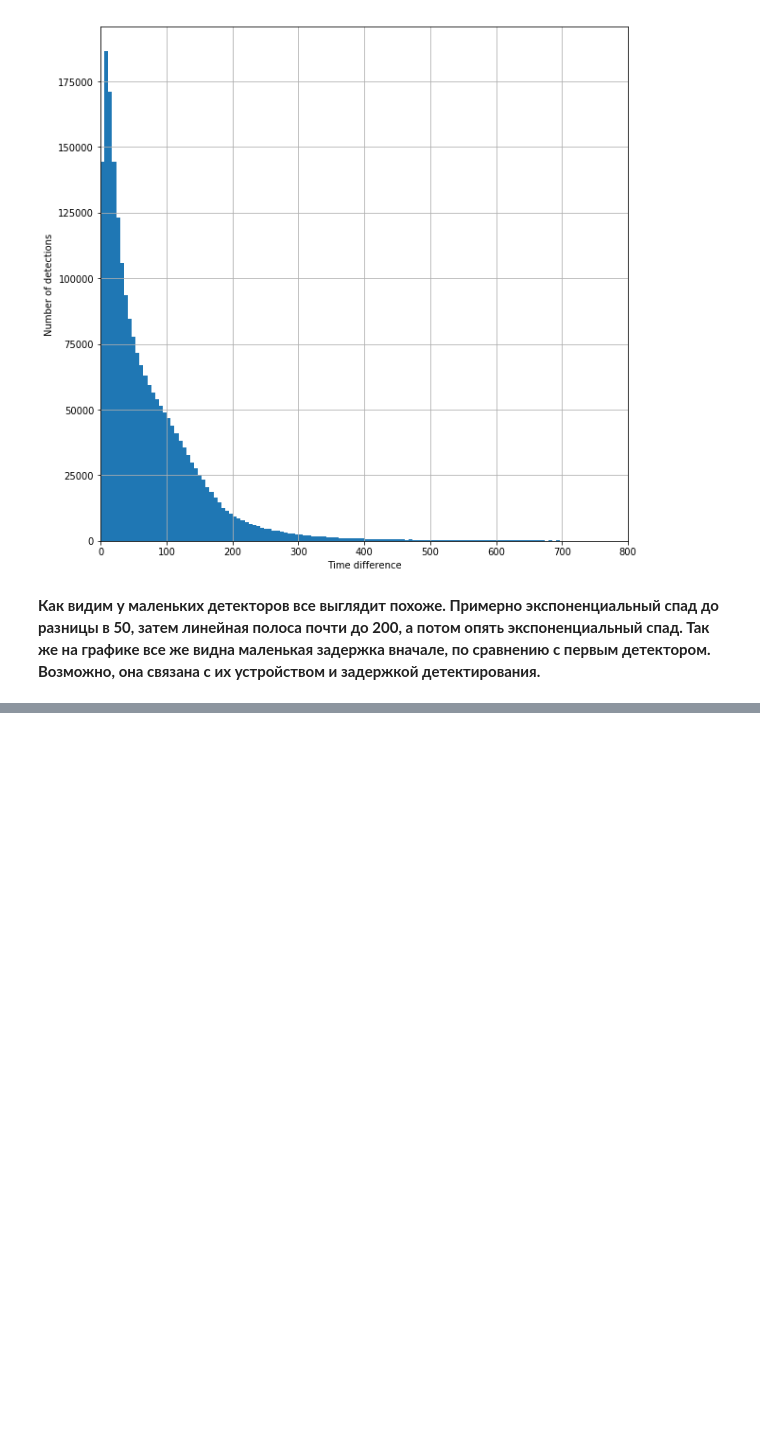
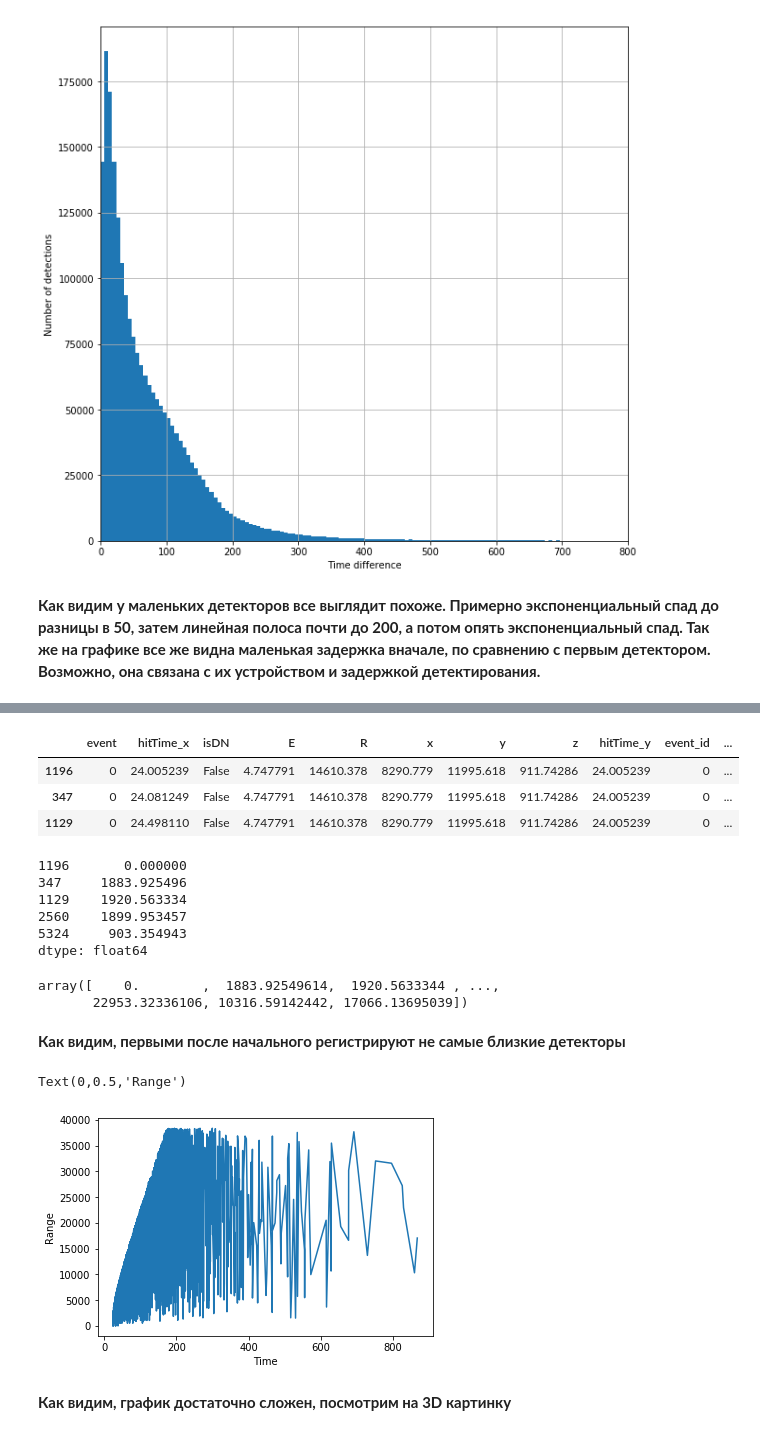
Before and after one commit to VProv/JUNO, a Jupyter notebook: notebooks/EDA.ipynb, the cells around one changed output, grey strips where cells are left out. Cells and saved outputs as stored; diff of their text form; code cells hidden in the pictures; blank space fills up the shorter version.

Commit message:
Add range from time

```diff
--- a/notebooks/EDA.ipynb
+++ b/notebooks/EDA.ipynb
@@ -191,0 +201,2 @@ Wall time: 208 ms
+# %%
+sample_event = lpmt_energy[lpmt_energy['event']==0]
@@ -191,0 +214,4 @@ Wall time: 208 ms
+# %%
+sample_merged = sample_event.merge(lpmt_pos, left_on='pmtID', right_on='pmt_id')
+# %%
+sample_merged.drop('pmtID',axis=1,inplace=True)
@@ -191,0 +225,9 @@ Wall time: 208 ms
+# %%
+sample_merged = sample_merged.sort_values('hitTime_x')
+# %%
+sample_merged[:3]
+# %% [output]
+|  | event | hitTime_x | isDN | E | R | x | y | z | hitTime_y | event_id | ... |
+| 1196 | 0 | 24.005239 | False | 4.747791 | 14610.378 | 8290.779 | 11995.618 | 911.74286 | 24.005239 | 0 | ... |
+| 347 | 0 | 24.081249 | False | 4.747791 | 14610.378 | 8290.779 | 11995.618 | 911.74286 | 24.005239 | 0 | ... |
+| 1129 | 0 | 24.498110 | False | 4.747791 | 14610.378 | 8290.779 | 11995.618 | 911.74286 | 24.005239 | 0 | ... |
@@ -191,0 +239,25 @@ Wall time: 208 ms
+# %%
+R_n[:5]
+# %% [output]
+1196       0.000000
+347     1883.925496
+1129    1920.563334
+2560    1899.953457
+5324     903.354943
+dtype: float64
+# %%
+R_n.values
+# %% [output]
+array([    0.        ,  1883.92549614,  1920.5633344 , ...,
+       22953.32336106, 10316.59142442, 17066.13695039])
+# %% [markdown]
+**Как видим, первыми после начального регистрируют не самые близкие детекторы**
+# %%
+plt.plot(sample_merged['hitTime_x'].values, R_n.values)
+plt.xlabel("Time")
+plt.ylabel("Range")
+# %% [output]
+Text(0,0.5,'Range')
+[figure, added]
+# %% [markdown]
+**Как видим, график достаточно сложен, посмотрим на 3D картинку**
```
Also changed, not shown: parts of 19 cells of this notebook.
